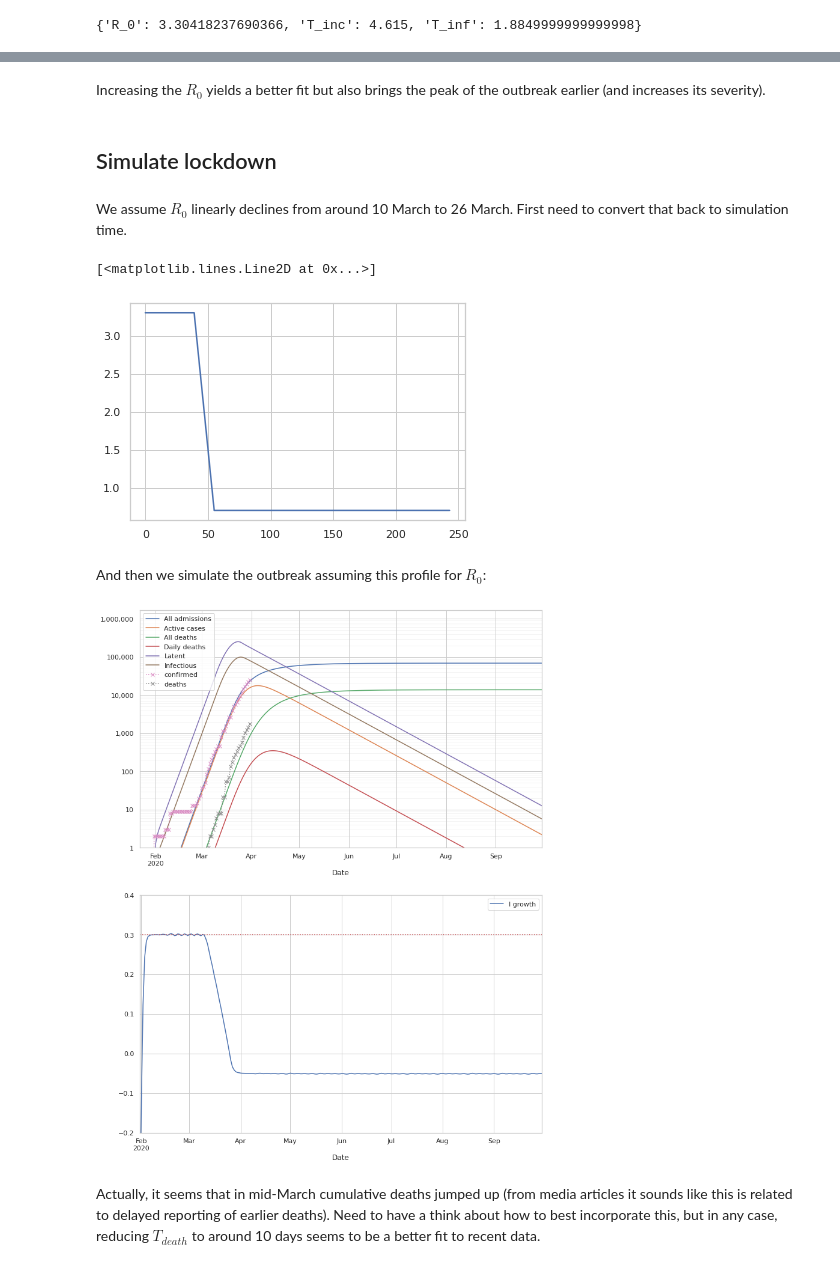
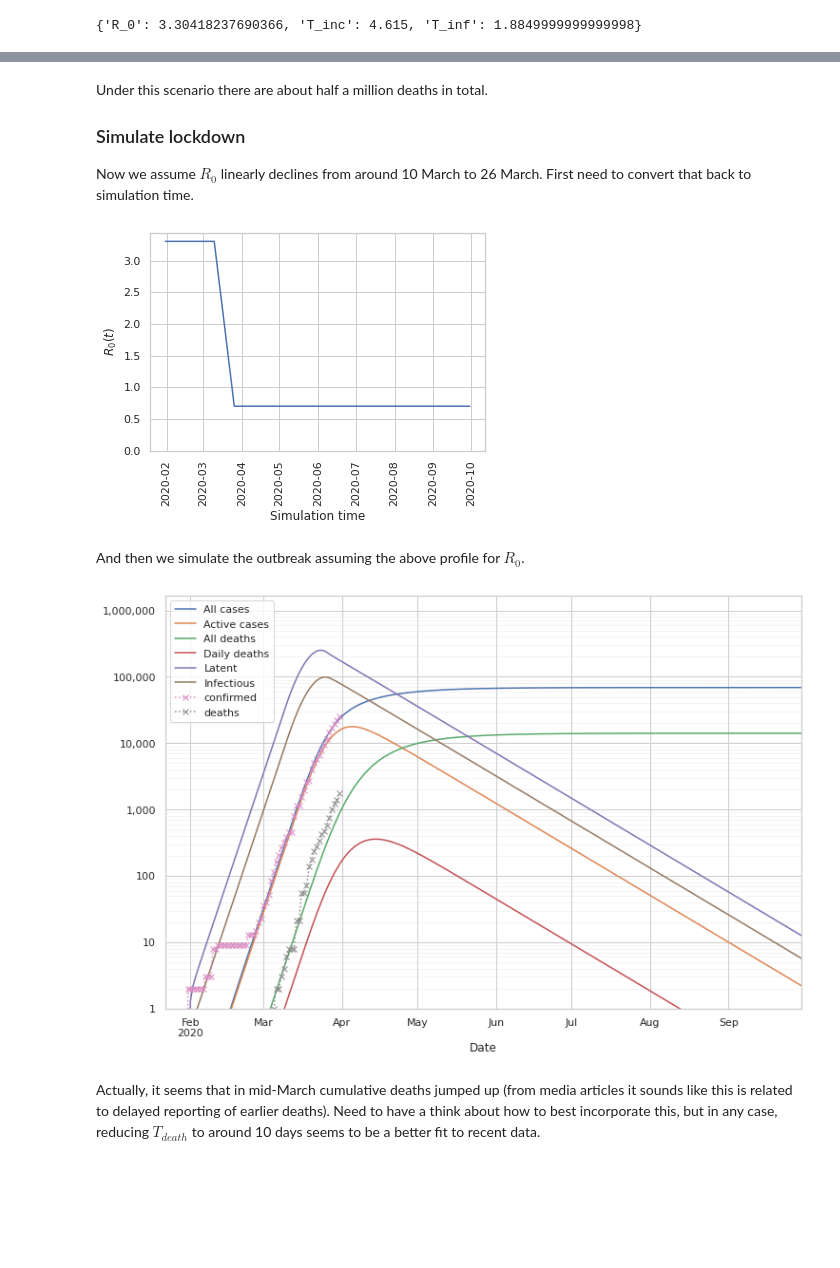
Before and after one commit to jpbrodrick/covid-19-modelling, a Jupyter notebook: Covid-19 SEIR Model.ipynb, the cells around one changed output, grey strips where cells are left out. Saved outputs shown, nothing was run; the diff lists cells and outputs as text; code cells hidden in the pictures; blank space fills up the shorter version.

```diff
--- a/Covid-19 SEIR Model.ipynb
+++ b/Covid-19 SEIR Model.ipynb
@@ -133,14 +150,14 @@ Original Ferguson Model
 # %%
 transmission_parameters = calibrate_transmission_model(0.3, 6.5, 0.71)
-t_model = SEIRModel(**transmission_parameters)
-e_model = EmissionModel(f_hosp=0.044, f_death=0.2,
-                        n_hosp=4, T_hosp=11,
-                        n_resolve=9, T_resolve=8,
-                        n_death=4, T_death=21)
-t_model.R_0 = lambda _: 2.4
-sim_orig = run_outbreak(t_model, e_model, 2*365//3, make_state(S=6.64e7, I=1))
-sim_orig = calibrate_timing_to_cases(sim_orig,
+print('SEIR model parameters:', transmission_parameters)
+t_model_c = SEIRModel(**transmission_parameters)
+e_model_c = EmissionModel(f_cdr=0.044, f_ifr=0.009,
+                          n_detect=4, T_detect=11,
+                          n_resolve=9, T_resolve=8,
+                          n_death=4, T_death=14)
+sim_baseline = run_outbreak(t_model_c, e_model_c, 2*365//3, make_state(S=6.64e7, I=1))
+sim_baseline = calibrate_timing_to_cases(sim_baseline,
                          ts.confirmed[ts['phase']=='unrestricted'])
-sim_orig.to_csv('simdata/sim-original-Ferguson-parameters.csv')
-plot_simulation(sim_orig, t_model, ts[ts['phase']=='unrestricted'])
+sim_baseline.to_csv('simdata/sim-R_0-3.3-baseline-parameters.csv')
+plot_simulation(sim_baseline, t_model_c, ts[ts['phase']=='unrestricted'])
 # %% [output]
@@ -172,12 +165,0 @@ Now, the original Ferguson R_0 was calibrated to the Wuhan outbreak and yields t
-# %%
-transmission_parameters = calibrate_transmission_model(0.3, 6.5, 0.71)
-t_model_c = SEIRModel(**transmission_parameters)
-e_model_c = EmissionModel(f_hosp=0.044, f_death=0.2,
-                          n_hosp=4, T_hosp=11,
-                          n_resolve=9, T_resolve=8,
-                          n_death=4, T_death=14)
-sim_correct_R_0 = run_outbreak(t_model_c, e_model_c, 2*365//3, make_state(S=6.64e7, I=1))
-sim_correct_R_0 = calibrate_timing_to_cases(sim_correct_R_0,
-                         ts.confirmed[ts['phase']=='unrestricted'])
-sim_correct_R_0.to_csv('simdata/sim-R_0-3.3-baseline-parameters.csv')
-plot_simulation(sim_correct_R_0, t_model_c, ts[ts['phase']=='unrestricted'])
@@ -204,31 +166,34 @@ plt.xlim('2020/03/01', '2020/07/31');
-# %% [markdown]
-Increasing the $R_0$ yields a better fit but also brings the peak of the outbreak earlier (and increases its severity).
-# %% [markdown]
-## Simulate lockdown
 # %% [markdown]
-We assume $R_0$ linearly declines from around 10 March to 26 March. First need to convert that back to simulation time.
+Under this scenario there are about half a million deaths in total.
+
+### Simulate lockdown
+
+Now we assume $R_0$ linearly declines from around 10 March to 26 March. First need to convert that back to simulation time.
 # %%
-ld_start = (pd.to_datetime('2020/03/10') - sim_correct_R_0.index[0]).days
-ld_end = (pd.to_datetime('2020/03/26') - sim_correct_R_0.index[0]).days
+ld_start = (pd.to_datetime('2020/03/10') - sim_baseline.index[0]).days
+ld_end = (pd.to_datetime('2020/03/26') - sim_baseline.index[0]).days
 R0_final = 0.7
 R0_ld = lambda t: np.interp(t, [ld_start, ld_end], [t_model_c.R_0(0), R0_final])
-plt.plot(range(len(sim_correct_R_0)), R0_ld(range(len(sim_correct_R_0))))
+plt.plot(sim_baseline.index, R0_ld(range(len(sim_baseline))))
+plt.ylim(0, None)
+plt.ylabel('$R_0(t)$')
+plt.xlabel('Simulation time')
+plt.xticks(rotation=90);
 # %% [output]
-[<matplotlib.lines.Line2D at 0x...>]
-[figure, old version]
+[figure, new version]
 # %% [markdown]
-And then we simulate the outbreak assuming this profile for $R_0$:
+And then we simulate the outbreak assuming the above profile for $R_0$.
 # %%
 t_model_ld = copy(t_model_c)
 t_model_ld.R_0 = R0_ld
 sim_ld = run_outbreak(t_model_ld, e_model_c, 2*365//3, make_state(S=6.64e7, I=1))
 sim_ld = calibrate_timing_to_cases(sim_ld,
                                    ts.confirmed[ts['phase']=='unrestricted'])
-assert ((sim_correct_R_0.index - sim_ld.index).to_series().dt.days==0).all()
+assert ((sim_baseline.index - sim_ld.index).to_series().dt.days==0).all()
 sim_ld.to_csv('simdata/sim-lockdown-final-R0-{}.csv'.format(R0_final))
 plot_simulation(sim_ld, t_model_ld, ts)
 # %% [output]
-[figure, old version]
+[figure, new version]
 # %% [markdown]
 Actually, it seems that in mid-March cumulative deaths jumped up (from media articles it sounds like this is related to delayed reporting of earlier deaths). Need to have a think about how to best incorporate this, but in any case, reducing $T_{death}$ to around 10 days seems to be a better fit to recent data.
 # %%
```
Also changed, not shown: parts of 32 cells of this notebook, 5 other files.
